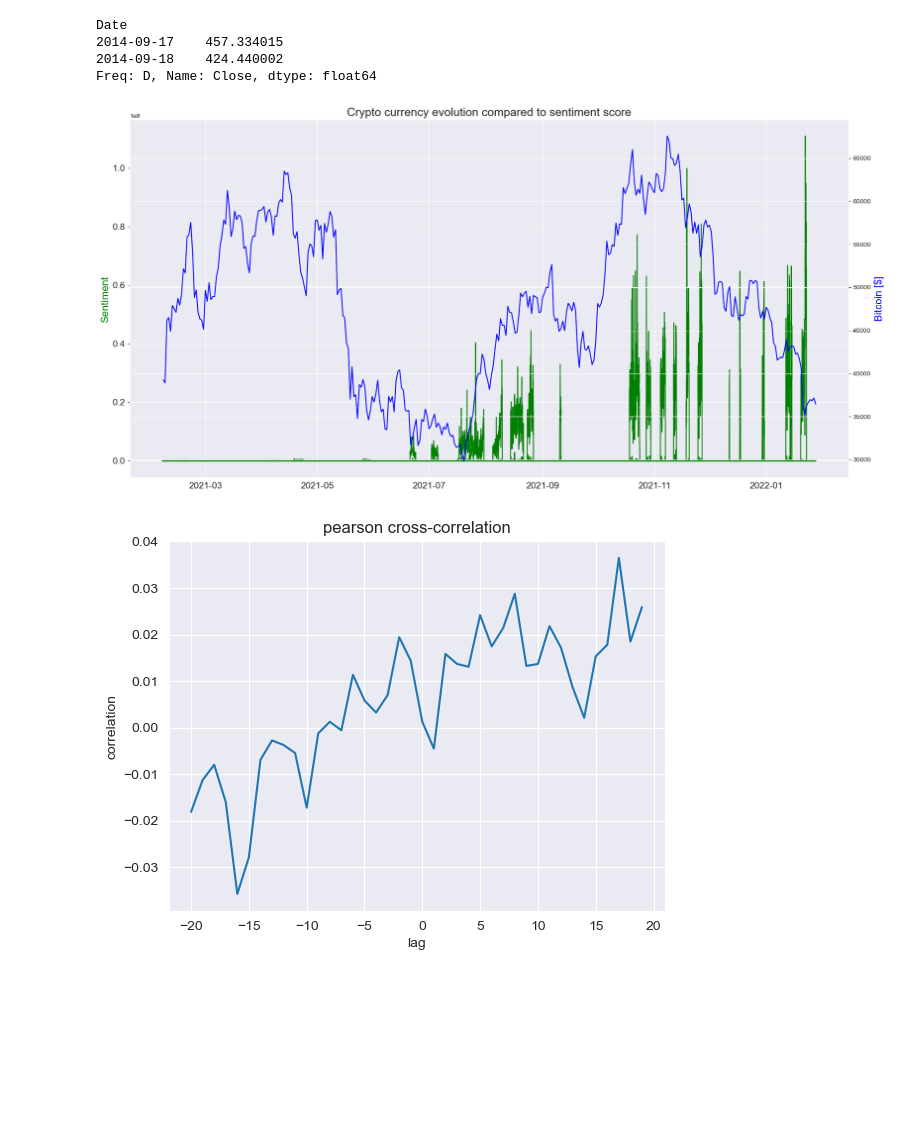
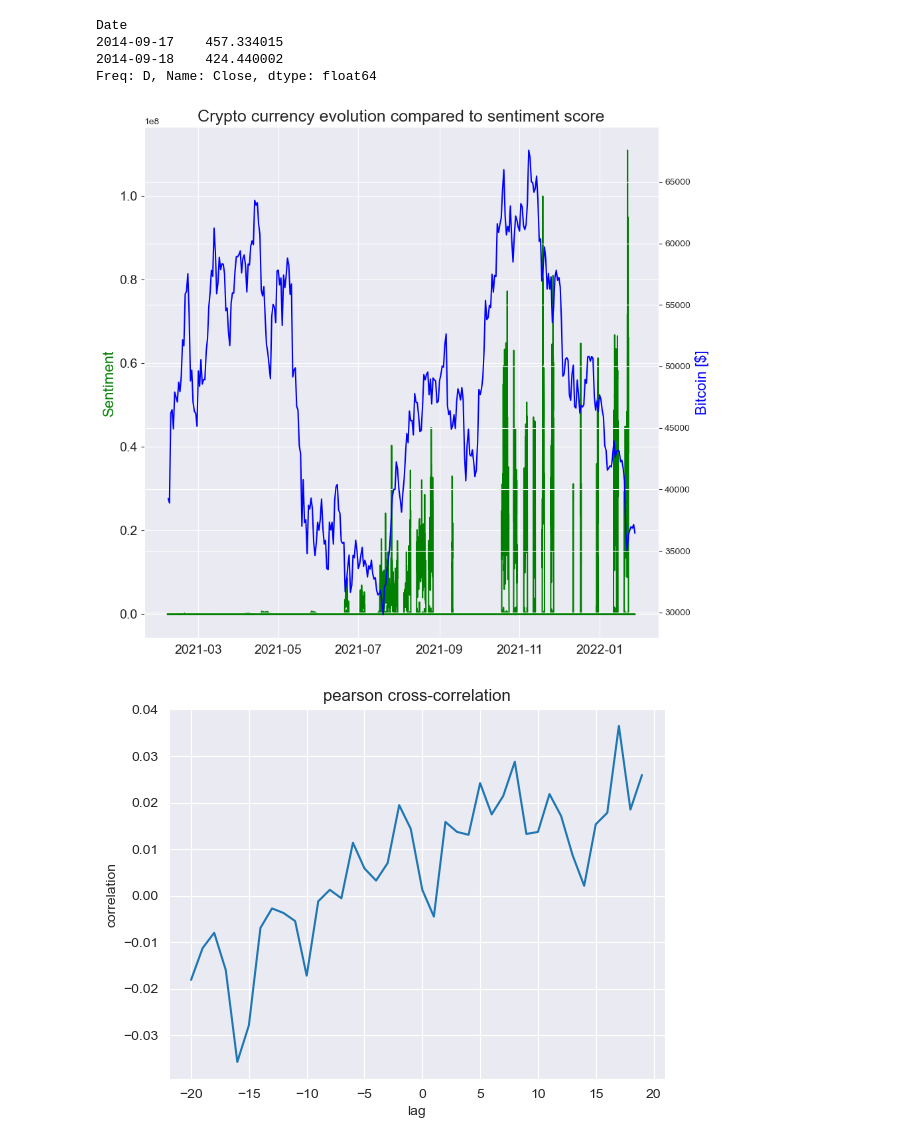
Before and after one commit to PotatoBearP/MLP_GP, a Jupyter notebook: G033_MLP.ipynb, the cells around one changed output. Cells and saved outputs as stored; diff of their text form; code cells hidden in the pictures; blank space fills up the shorter version.

```diff
--- a/G033_MLP.ipynb
+++ b/G033_MLP.ipynb
@@ -130,7 +119,7 @@ scores = []
 for i, s in tqdm(df_clean.iterrows(), total=df_clean.shape[0],position=0, leave=True):
     try:
         # polarity x number of user followers x (favourite + 1)/(followers+1) * (retweets + 1)
-        scores.append(s["compound"] * ((int(s["user_followers"]))) * ((int(s["user_favourites"])+1)/int(s['user_followers']+1)) *((int(s["is_retweet"])+1)))
+        scores.append(s["compound"] * ((int(s["user_followers"]))) * ((int(s["user_favourites"])+1)/int(s['user_followers']+1)))
     except:
         # if error, nan
         scores.append(np.nan)
@@ -204,18 +193,18 @@ tweets_grouped = tweets_grouped[begin:end]
 crypto_usd_grouped = crypto_usd_grouped[begin:end]
 # %%
 # cross correlation analysis
-fig, ax1 = plt.subplots(figsize=(20,10))
+fig, ax1 = plt.subplots(figsize=(10, 10))
 ax1.set_title("Crypto currency evolution compared to sentiment score", fontsize=18)
 ax1.tick_params(labelsize=14)
 ax2 = ax1.twinx()
 ax1.plot_date(tweets_grouped.index, tweets_grouped, 'g-')
 ax2.plot_date(crypto_usd_grouped.index, crypto_usd_grouped, 'b-')
 
 ax1.set_ylabel("Sentiment", color='g', fontsize=16)
 ax2.set_ylabel("Bitcoin [$]", color='b', fontsize=16)
 plt.show()
 # %% [output]
-[figure, old version]
+[figure, new version]
 # %%
 xcov = [crosscorr(tweets_grouped, crypto_usd_grouped, lag=i, method="pearson") for i in range(-20,20)]
 plt.plot(range(-20,20), xcov)
```
Also changed, not shown: parts of 24 cells of this notebook, 22 other files.
